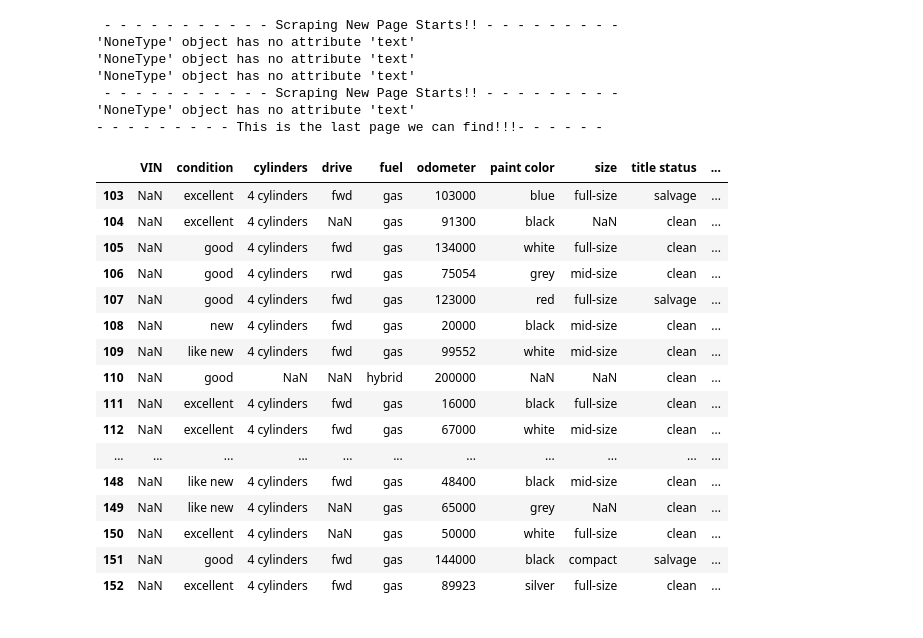
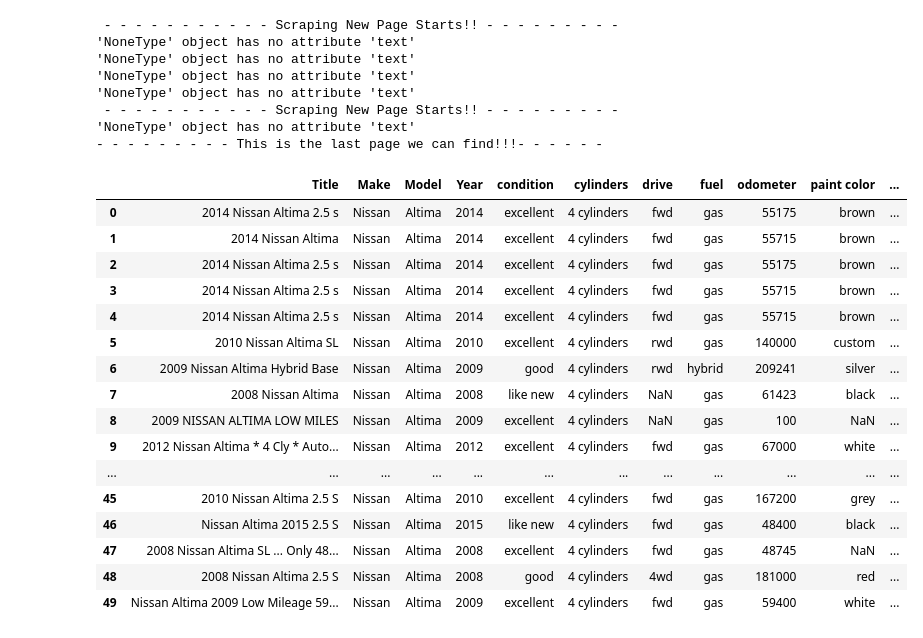
Before and after one commit to RyanHuang1995/Craiglist-Car-Analysis, a Jupyter notebook: Scraping data/Nissan Altima Pirce Scraping.ipynb, the cells around one changed output. Saved outputs shown, nothing was run; the diff lists cells and outputs as text; code cells hidden in the pictures.

```diff
--- a/Scraping data/Nissan Altima Pirce Scraping.ipynb
+++ b/Scraping data/Nissan Altima Pirce Scraping.ipynb
@@ -54,15 +54,30 @@ while next_page:
                 soup2 = BeautifulSoup(response2.text,"html.parser")
                 attributes = soup2.find_all("p",class_="attrgroup")
                 attribute_list = attributes[1].find_all("span")
-                yearlist = [str(num) for num in list(range(1900, 2020))]
-                tag = attributes[0].find_
                 attr_dic = {}
-                for attr in attribute_list:
-                    try:
-                        key,value = attr.text.split(":")
-                        attr_dic[key] = value
-                    except ValueError:
-                        pass
+
+                try:
+
+                    tag = attributes[0].find("span").find("b").text.split(" ")
+
+                    yearlist = [str(num) for num in list(range(1900, 2020))]
+                    for word in tag:
+                        if word in yearlist:
+                            year = word
+                            for attr in attribute_list:
+                                try:
+                                    key,value = attr.text.split(":")
+                                    attr_dic[key] = value
+                                    attr_dic["Year"] = year
+                                except ValueError:
+                                    pass
+                            if word not in tag:
+                                attr_dic["Year"] = "NA"
+
+
+                except:
+                    attr_dic["Year"] = "NA"
+
 
                 car_data.append(attr_dic)
 
@@ -77,6 +92,7 @@ while next_page:
         next_page = False
 # %% [output]
  - - - - - - - - - - - Scraping New Page Starts!! - - - - - - - - -
+'NoneType' object has no attribute 'text'
 'NoneType' object has no attribute 'text'
 'NoneType' object has no attribute 'text'
 'NoneType' object has no attribute 'text'
@@ -93,31 +109,34 @@ info_df = pd.DataFrame({
 # %%
 # Show full dataframe
 pd.set_option('display.max_colwidth', -1)
 # Merge two dataframe
 car_df = pd.DataFrame(car_data)
 car_df["Title"] = info_df["Info"]
 car_df["Price"] = info_df["Price"]
-car_df["links"] = info_df["links"]
+car_df["Link"] = info_df["links"]
 car_df["Make"] = "Nissan"
 car_df["Model"] = "Altima"
-car_df.tail(50)
+car_df = car_df[['Title','Make', 'Model','Year', 'condition', 'cylinders', 'drive', 'fuel', 'odometer',
+       'paint color', 'size', 'title status', 'transmission', 'type',
+       'Price', 'VIN', 'Link']]
+car_df.head(50)
 # %% [output]
-|  | VIN | condition | cylinders | drive | fuel | odometer | paint color | size | title status | ... |
-| 103 | NaN | excellent | 4 cylinders | fwd | gas | 103000 | blue | full-size | salvage | ... |
-| 104 | NaN | excellent | 4 cylinders | NaN | gas | 91300 | black | NaN | clean | ... |
-| 105 | NaN | good | 4 cylinders | fwd | gas | 134000 | white | full-size | clean | ... |
-| 106 | NaN | good | 4 cylinders | rwd | gas | 75054 | grey | mid-size | clean | ... |
-| 107 | NaN | good | 4 cylinders | fwd | gas | 123000 | red | full-size | salvage | ... |
-| 108 | NaN | new | 4 cylinders | fwd | gas | 20000 | black | mid-size | clean | ... |
-| 109 | NaN | like new | 4 cylinders | fwd | gas | 99552 | white | mid-size | clean | ... |
-| 110 | NaN | good | NaN | NaN | hybrid | 200000 | NaN | NaN | clean | ... |
-| 111 | NaN | excellent | 4 cylinders | fwd | gas | 16000 | black | full-size | clean | ... |
-| 112 | NaN | excellent | 4 cylinders | fwd | gas | 67000 | white | mid-size | clean | ... |
-| ... | ... | ... | ... | ... | ... | ... | ... | ... | ... | ... |
-| 148 | NaN | like new | 4 cylinders | fwd | gas | 48400 | black | mid-size | clean | ... |
-| 149 | NaN | like new | 4 cylinders | NaN | gas | 65000 | grey | NaN | clean | ... |
-| 150 | NaN | excellent | 4 cylinders | NaN | gas | 50000 | white | full-size | clean | ... |
-| 151 | NaN | good | 4 cylinders | fwd | gas | 144000 | black | compact | salvage | ... |
-| 152 | NaN | excellent | 4 cylinders | fwd | gas | 89923 | silver | full-size | clean | ... |
+|  | Title | Make | Model | Year | condition | cylinders | drive | fuel | odometer | paint color | ... |
+| 0 | 2014 Nissan Altima 2.5 s | Nissan | Altima | 2014 | excellent | 4 cylinders | fwd | gas | 55175 | brown | ... |
+| 1 | 2014 Nissan Altima | Nissan | Altima | 2014 | excellent | 4 cylinders | fwd | gas | 55715 | brown | ... |
+| 2 | 2014 Nissan Altima 2.5 s | Nissan | Altima | 2014 | excellent | 4 cylinders | fwd | gas | 55175 | brown | ... |
+| 3 | 2014 Nissan Altima 2.5 s | Nissan | Altima | 2014 | excellent | 4 cylinders | fwd | gas | 55715 | brown | ... |
+| 4 | 2014 Nissan Altima 2.5 s | Nissan | Altima | 2014 | excellent | 4 cylinders | fwd | gas | 55715 | brown | ... |
+| 5 | 2010 Nissan Altima SL | Nissan | Altima | 2010 | excellent | 4 cylinders | rwd | gas | 140000 | custom | ... |
+| 6 | 2009 Nissan Altima Hybrid Base | Nissan | Altima | 2009 | good | 4 cylinders | rwd | hybrid | 209241 | silver | ... |
+| 7 | 2008 Nissan Altima | Nissan | Altima | 2008 | like new | 4 cylinders | NaN | gas | 61423 | black | ... |
+| 8 | 2009 NISSAN ALTIMA LOW MILES | Nissan | Altima | 2009 | excellent | 4 cylinders | NaN | gas | 100 | NaN | ... |
+| 9 | 2012 Nissan Altima * 4 Cly * Auto... | Nissan | Altima | 2012 | excellent | 4 cylinders | fwd | gas | 67000 | white | ... |
+| ... | ... | ... | ... | ... | ... | ... | ... | ... | ... | ... | ... |
+| 45 | 2010 Nissan Altima 2.5 S | Nissan | Altima | 2010 | excellent | 4 cylinders | fwd | gas | 167200 | grey | ... |
+| 46 | Nissan Altima 2015 2.5 S | Nissan | Altima | 2015 | like new | 4 cylinders | fwd | gas | 48400 | black | ... |
+| 47 | 2008 Nissan Altima SL ... Only 48... | Nissan | Altima | 2008 | excellent | 4 cylinders | fwd | gas | 48745 | NaN | ... |
+| 48 | 2008 Nissan Altima 2.5 S | Nissan | Altima | 2008 | good | 4 cylinders | 4wd | gas | 181000 | red | ... |
+| 49 | Nissan Altima 2009 Low Mileage 59... | Nissan | Altima | 2009 | excellent | 4 cylinders | fwd | gas | 59400 | white | ... |
 # %%
 # Out put as CSV file
```
Also changed, not shown: parts of 7 cells of this notebook, 5 other files.
